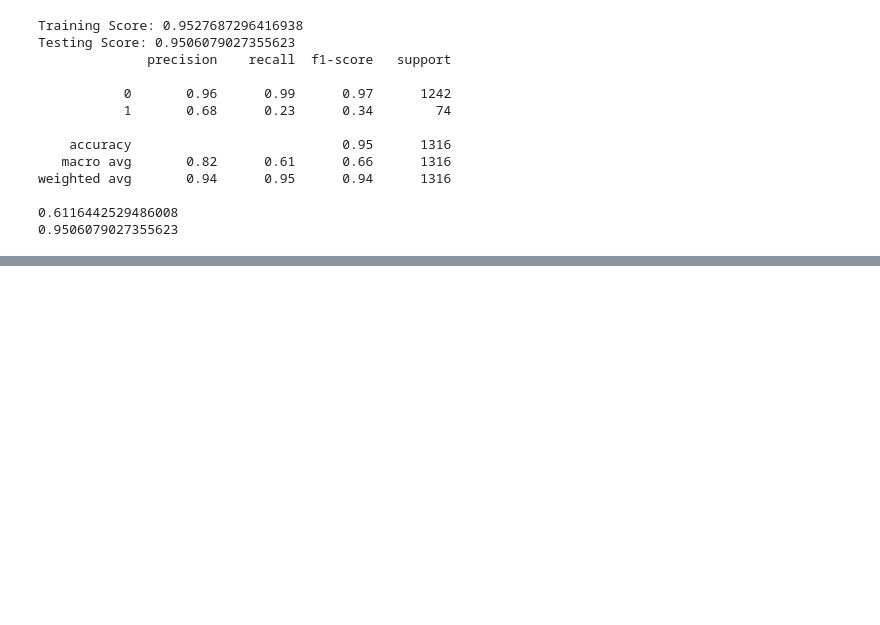
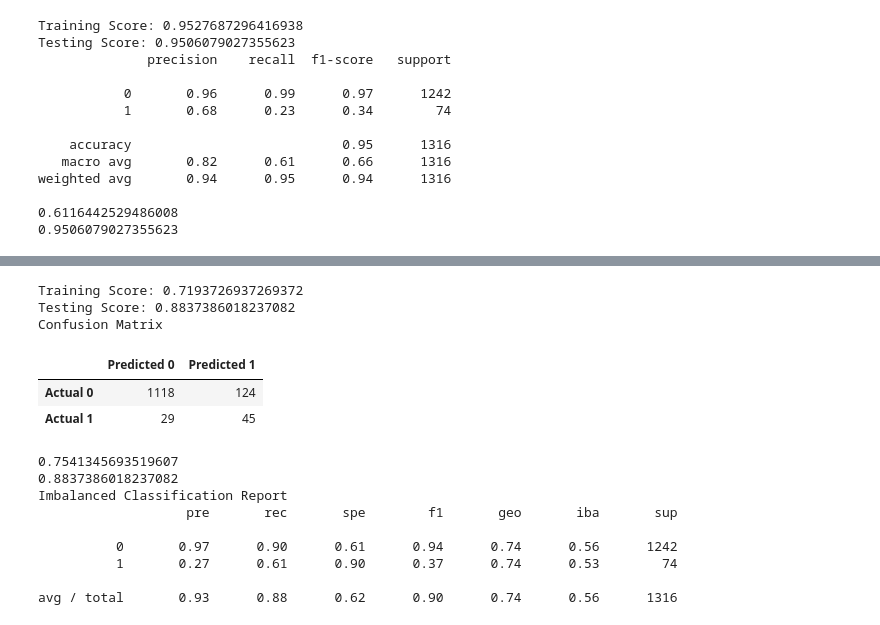
Before and after one commit to guevarch/projectchris, a Jupyter notebook: Final/BTC Machine Learning.ipynb, the cells around one changed output, grey strips where cells are left out. Saved outputs shown, nothing was run; the diff lists cells and outputs as text; code cells hidden in the pictures; blank space fills up the shorter version.

```diff
--- a/Final/BTC Machine Learning.ipynb
+++ b/Final/BTC Machine Learning.ipynb
@@ -412,3 +420,17 @@ weighted avg       0.94      0.95      0.94      1316
 
 0.6116442529486008
 0.9506079027355623
+# %%
+## Over and Under sampling
+# Resample the training data with SMOTEENN
+from imblearn.combine import SMOTEENN
+smote_enn = SMOTEENN(random_state=1)
+X_resampled, y_resampled = smote_enn.fit_resample(X, y)
+
+# Train the Logistic Regression model using the resampled data
+from sklearn.linear_model import LogisticRegression
+model = LogisticRegression(solver='newton-cg', random_state=1)
+LogisticRegression(C=10.0, class_weight=None, dual=False, fit_intercept=True,
+   intercept_scaling=1, max_iter=100, multi_class='warn', penalty='12',
+   random_state=1, solver='newton-cg', tol=0.0001, warm_start=False)
+model.fit(X_resampled, y_resampled)
@@ -414,0 +446,33 @@ weighted avg       0.94      0.95      0.94      1316
+# %%
+y_pred = model.predict(X_test)
+# Calculating the confusion matrix
+cm = confusion_matrix(y_test, y_pred)
+# Create a DataFrame from the confusion matrix.
+cm_df = pd.DataFrame(
+    cm, index=["Actual 0", "Actual 1"], columns=["Predicted 0", "Predicted 1"])
+# %%
+# Displaying results
+print(f'Training Score: {model.score(X_resampled, y_resampled)}')
+print(f'Testing Score: {model.score(X_test, y_test)}')
+print("Confusion Matrix")
+display(cm_df)
+print(balanced_accuracy_score(y_test, y_pred))
+print(accuracy_score(y_test, y_pred))
+print("Imbalanced Classification Report")
+print(classification_report_imbalanced(y_test, y_pred))
+# %% [output]
+Training Score: 0.7193726937269372
+Testing Score: 0.8837386018237082
+Confusion Matrix
+|  | Predicted 0 | Predicted 1 |
+| Actual 0 | 1118 | 124 |
+| Actual 1 | 29 | 45 |
+0.7541345693519607
+0.8837386018237082
+Imbalanced Classification Report
+                   pre       rec       spe        f1       geo       iba       sup
+
+          0       0.97      0.90      0.61      0.94      0.74      0.56      1242
+          1       0.27      0.61      0.90      0.37      0.74      0.53        74
+
+avg / total       0.93      0.88      0.62      0.90      0.74      0.56      1316
```
Also changed, not shown: parts of 7 cells of this notebook, 6 other files.
